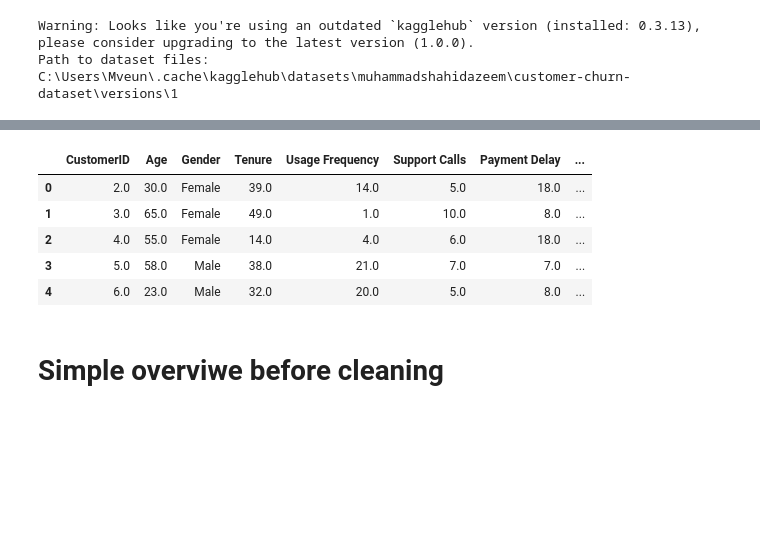
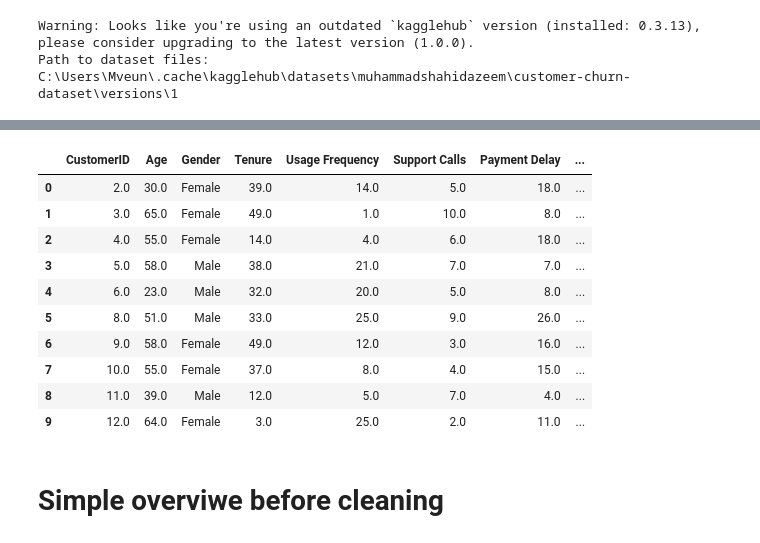
Before and after one commit to omaribrahim90/Customer-Churn, a Jupyter notebook: CustomerChurn.ipynb, the cells around one changed output, grey strips where cells are left out. Cells and saved outputs as stored; diff of their text form; code cells hidden in the pictures; blank space fills up the shorter version.

```diff
--- a/CustomerChurn.ipynb
+++ b/CustomerChurn.ipynb
@@ -59,14 +61,19 @@ Statistical summary of the dataset :
 | 75% | 337739.250000 | 48.000000 | 46.000000 | 23.000000 | 6.000000 | 19.000000 | 830.000000 | ... |
 | max | 449999.000000 | 65.000000 | 60.000000 | 30.000000 | 10.000000 | 30.000000 | 1000.000000 | ... |
 # %%
-df.head()
+df.head(10)
 # %% [output]
 |  | CustomerID | Age | Gender | Tenure | Usage Frequency | Support Calls | Payment Delay | ... |
 | 0 | 2.0 | 30.0 | Female | 39.0 | 14.0 | 5.0 | 18.0 | ... |
 | 1 | 3.0 | 65.0 | Female | 49.0 | 1.0 | 10.0 | 8.0 | ... |
 | 2 | 4.0 | 55.0 | Female | 14.0 | 4.0 | 6.0 | 18.0 | ... |
 | 3 | 5.0 | 58.0 | Male | 38.0 | 21.0 | 7.0 | 7.0 | ... |
 | 4 | 6.0 | 23.0 | Male | 32.0 | 20.0 | 5.0 | 8.0 | ... |
+| 5 | 8.0 | 51.0 | Male | 33.0 | 25.0 | 9.0 | 26.0 | ... |
+| 6 | 9.0 | 58.0 | Female | 49.0 | 12.0 | 3.0 | 16.0 | ... |
+| 7 | 10.0 | 55.0 | Female | 37.0 | 8.0 | 4.0 | 15.0 | ... |
+| 8 | 11.0 | 39.0 | Male | 12.0 | 5.0 | 7.0 | 4.0 | ... |
+| 9 | 12.0 | 64.0 | Female | 3.0 | 25.0 | 2.0 | 11.0 | ... |
 # %% [markdown]
 # Simple overviwe before cleaning
 # %%
```
Also changed, not shown: parts of 6 cells of this notebook.
